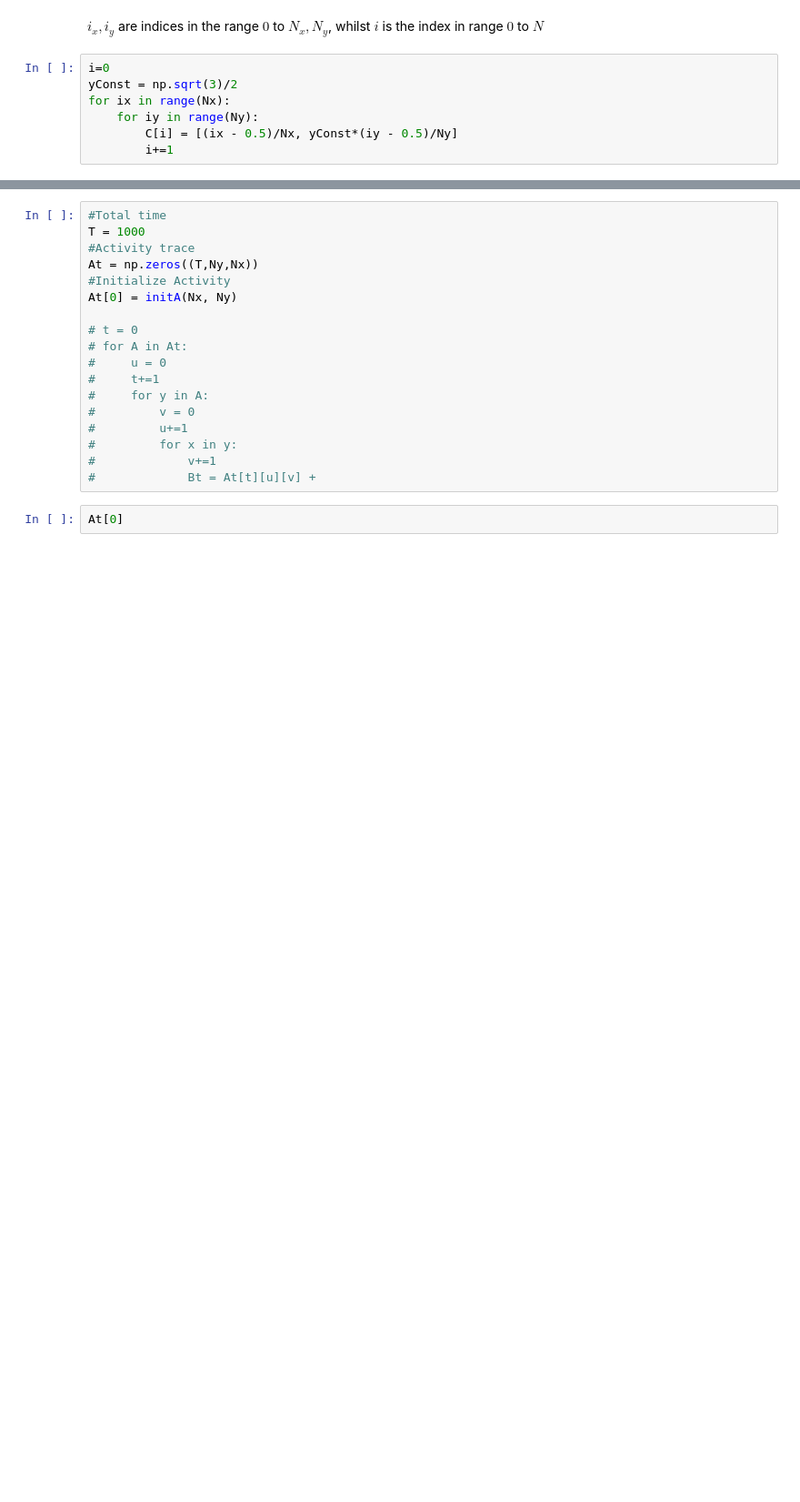
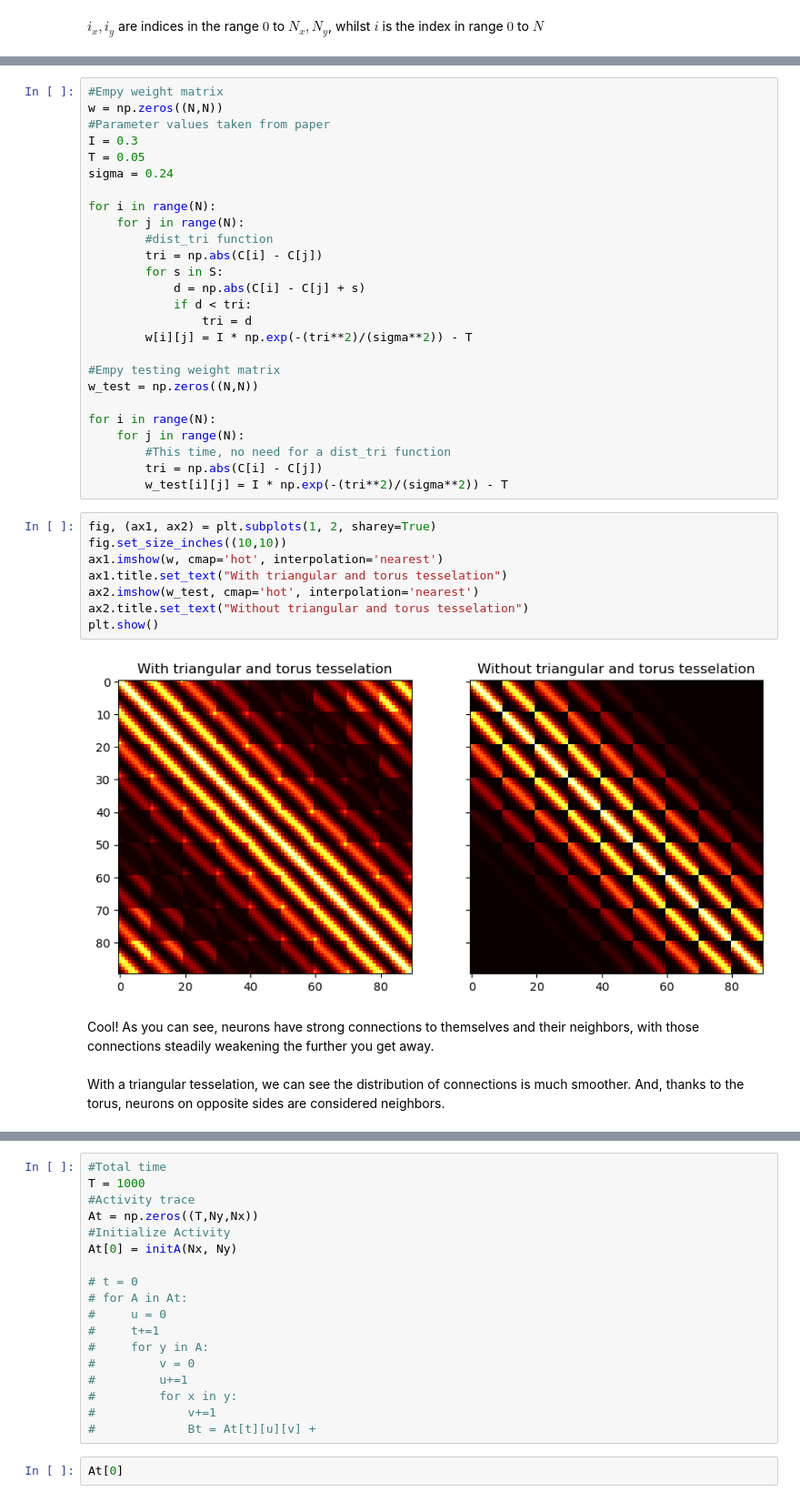
Before and after one commit to samuelbrege/snnResearch, a Jupyter notebook: gridCells.ipynb, the cells around one changed output, grey strips where cells are left out. Shown at 91% size. Cells and saved outputs as stored; diff of their text form; blank space fills up the shorter version.

```diff
--- a/gridCells.ipynb
+++ b/gridCells.ipynb
@@ -99,9 +93,2 @@ C = np.zeros((90,2))
 # %% [markdown]
 $i_{x}, i_{y}$ are indices in the range $0$ to $N_{x}, N_{y}$, whilst $i$ is the index in range $0$ to $N$
-# %%
-i=0
-yConst = np.sqrt(3)/2
-for ix in range(Nx):
-    for iy in range(Ny):
-        C[i] = [(ix - 0.5)/Nx, yConst*(iy - 0.5)/Ny]
-        i+=1
@@ -124,0 +145,41 @@ def minFunc(ci, cj, sArray):
+# %%
+#Empy weight matrix
+w = np.zeros((N,N))
+#Parameter values taken from paper
+I = 0.3
+T = 0.05
+sigma = 0.24
+
+for i in range(N):
+    for j in range(N):
+        #dist_tri function
+        tri = np.abs(C[i] - C[j])
+        for s in S:
+            d = np.abs(C[i] - C[j] + s)
+            if d < tri:
+                tri = d
+        w[i][j] = I * np.exp(-(tri**2)/(sigma**2)) - T
+
+#Empy testing weight matrix
+w_test = np.zeros((N,N))
+
+for i in range(N):
+    for j in range(N):
+        #This time, no need for a dist_tri function
+        tri = np.abs(C[i] - C[j])
+        w_test[i][j] = I * np.exp(-(tri**2)/(sigma**2)) - T
+# %%
+fig, (ax1, ax2) = plt.subplots(1, 2, sharey=True)
+fig.set_size_inches((10,10))
+ax1.imshow(w, cmap='hot', interpolation='nearest')
+ax1.title.set_text("With triangular and torus tesselation")
+ax2.imshow(w_test, cmap='hot', interpolation='nearest')
+ax2.title.set_text("Without triangular and torus tesselation")
+plt.show()
+# %% [output]
+[figure, added]
+# %% [markdown]
+Cool! As you can see, neurons have strong connections to themselves and their neighbors, with those connections steadily weakening the further you get away.
+\
+\
+With a triangular tesselation, we can see the distribution of connections is much smoother. And, thanks to the torus, neurons on opposite sides are considered neighbors.
```
Also changed, not shown: parts of 25 cells of this notebook.
